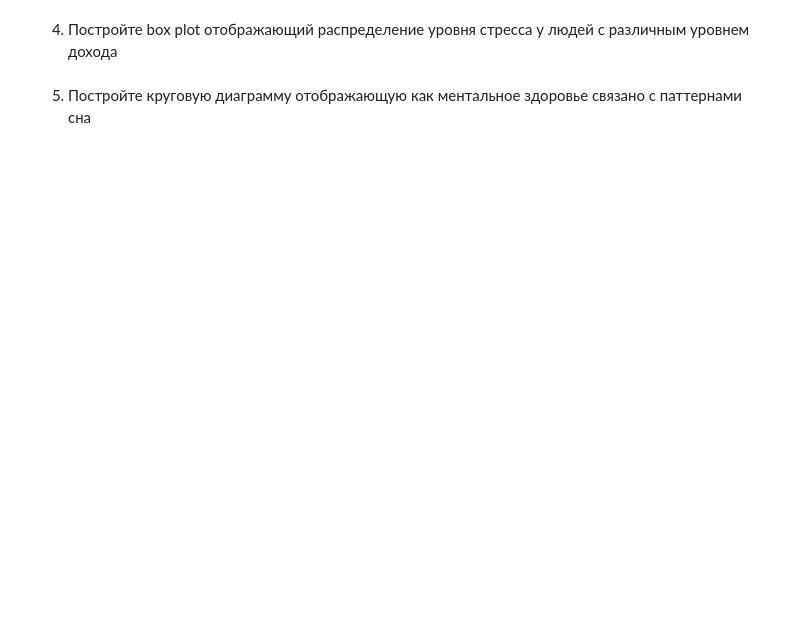
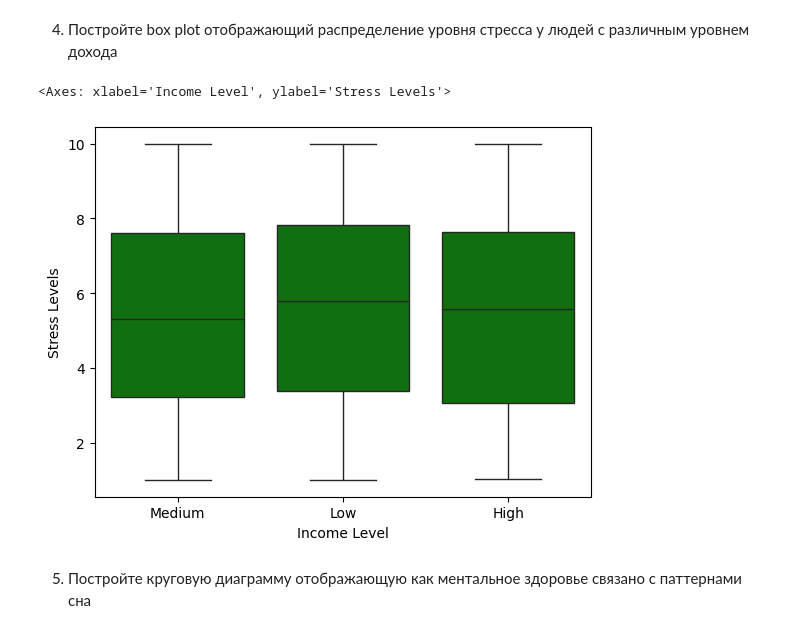
Before and after one commit to PouLou111/ML, a Jupyter notebook: Lab1_7.ipynb, the cells around one changed output. Drawn from its saved outputs; the diff is of its cells as text; code cells hidden in the pictures; blank space fills up the shorter version.

```diff
--- a/Lab1_7.ipynb
+++ b/Lab1_7.ipynb
@@ -419,4 +450,9 @@ Name: Chronic Diseases, Length: 3000, dtype: object
 # %% [markdown]
 4. Постройте box plot отображающий распределение уровня стресса у людей с различным уровнем дохода
+# %%
+sns.boxplot(x='Income Level', y='Stress Levels', data=df, color = 'green')
+# %% [output]
+<Axes: xlabel='Income Level', ylabel='Stress Levels'>
+[figure, added]
 # %% [markdown]
 5. Постройте круговую диаграмму отображающую как ментальное здоровье связано с паттернами сна
```
Also changed, not shown: parts of 17 cells of this notebook.
